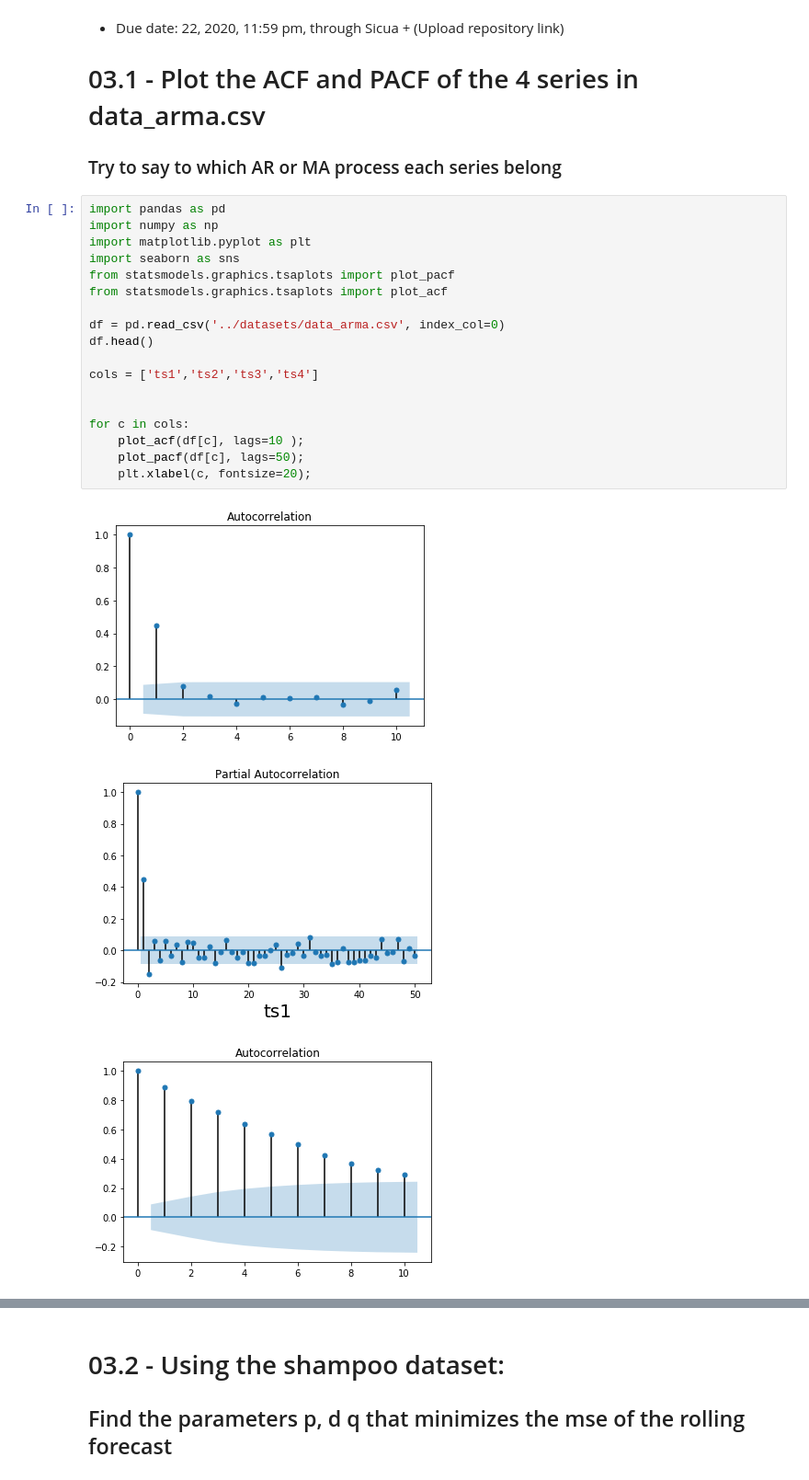
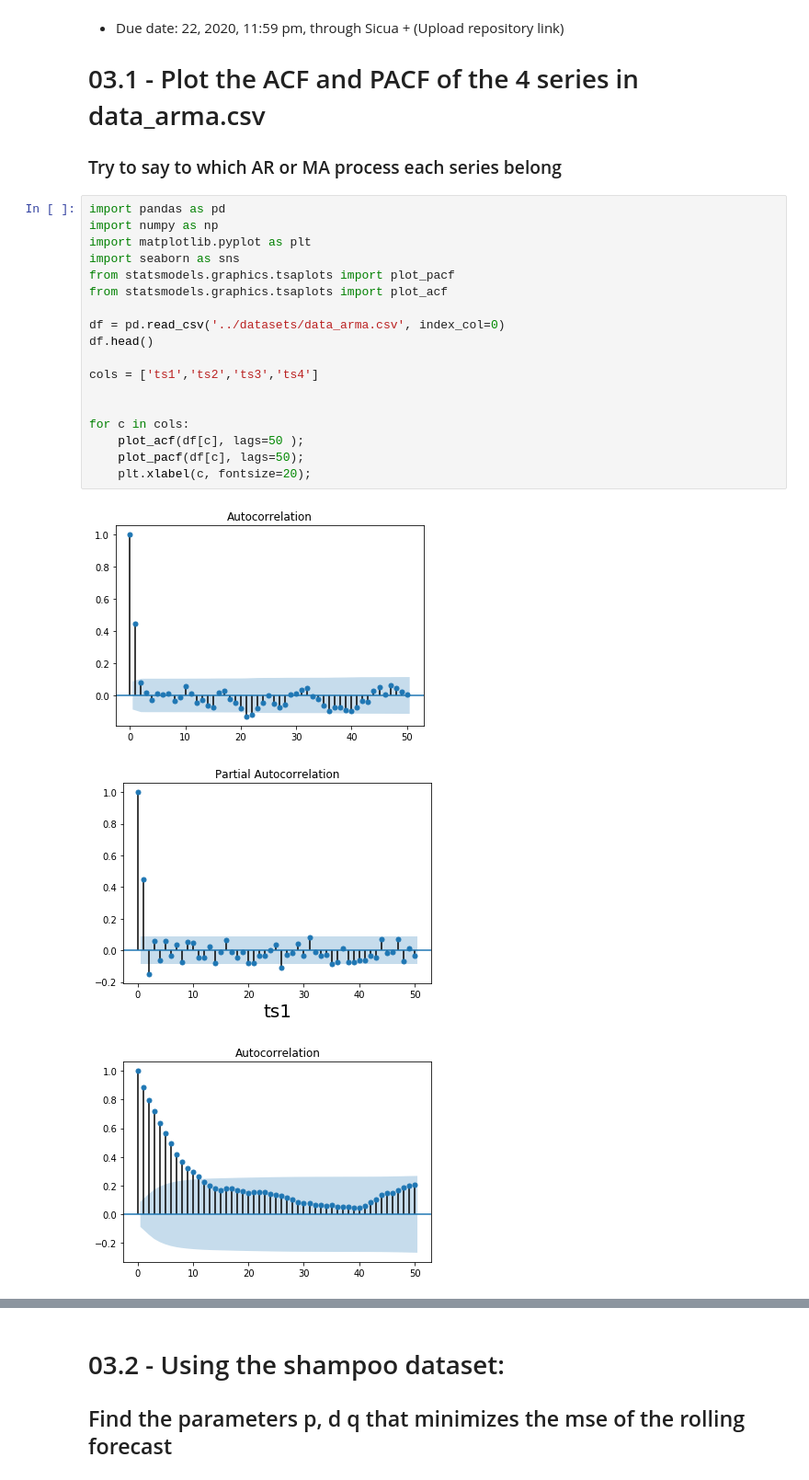
Before and after one commit to dtavera2269/AdvancedMethodsDataAnalysisClass, a Jupyter notebook: Exercises/E03-ARIMA.ipynb, the cells around one changed output, grey strips where cells are left out. Shown: that part at 92% size. Drawn from its saved outputs; the diff is of its cells as text.

```diff
--- a/Exercises/E03-ARIMA.ipynb
+++ b/Exercises/E03-ARIMA.ipynb
@@ -11,23 +11,23 @@
 # %%
 import pandas as pd
 import numpy as np
 import matplotlib.pyplot as plt
 import seaborn as sns
 from statsmodels.graphics.tsaplots import plot_pacf
 from statsmodels.graphics.tsaplots import plot_acf
 
 df = pd.read_csv('../datasets/data_arma.csv', index_col=0)
 df.head()
 
 cols = ['ts1','ts2','ts3','ts4']
 
 
 for c in cols:
-    plot_acf(df[c], lags=10 );
+    plot_acf(df[c], lags=50 );
     plot_pacf(df[c], lags=50);
     plt.xlabel(c, fontsize=20);
 # %% [output]
-[figure, old version]
+[figure, new version]
 [figure]
-[figure, old version]
+[figure, new version]
 [figure]
```
Also changed, not shown: parts of 8 cells of this notebook, 2 other files.
